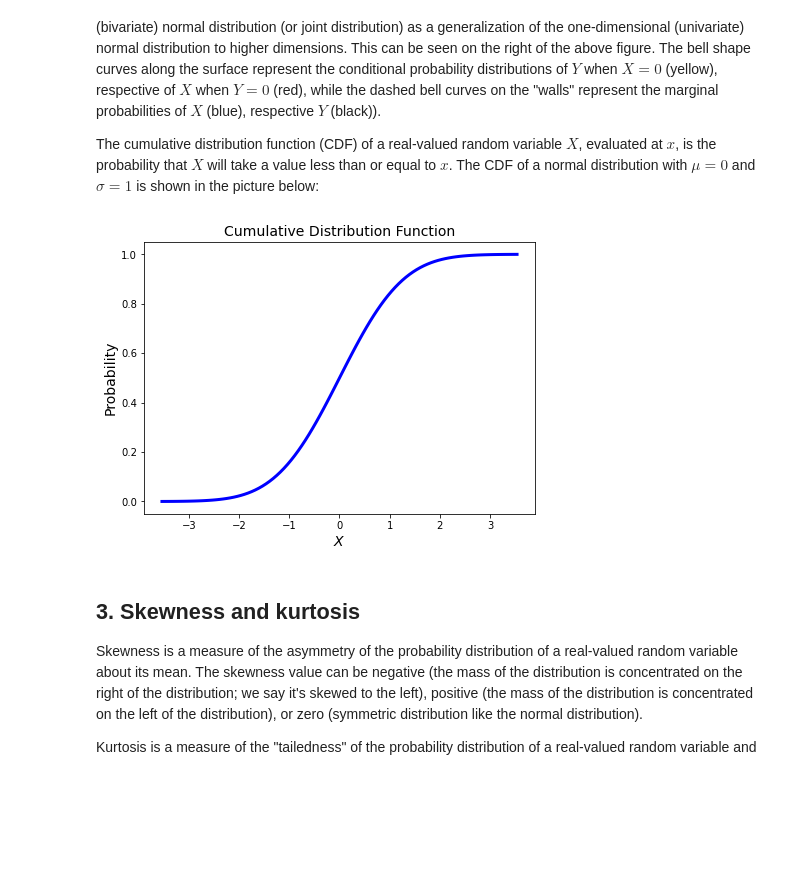
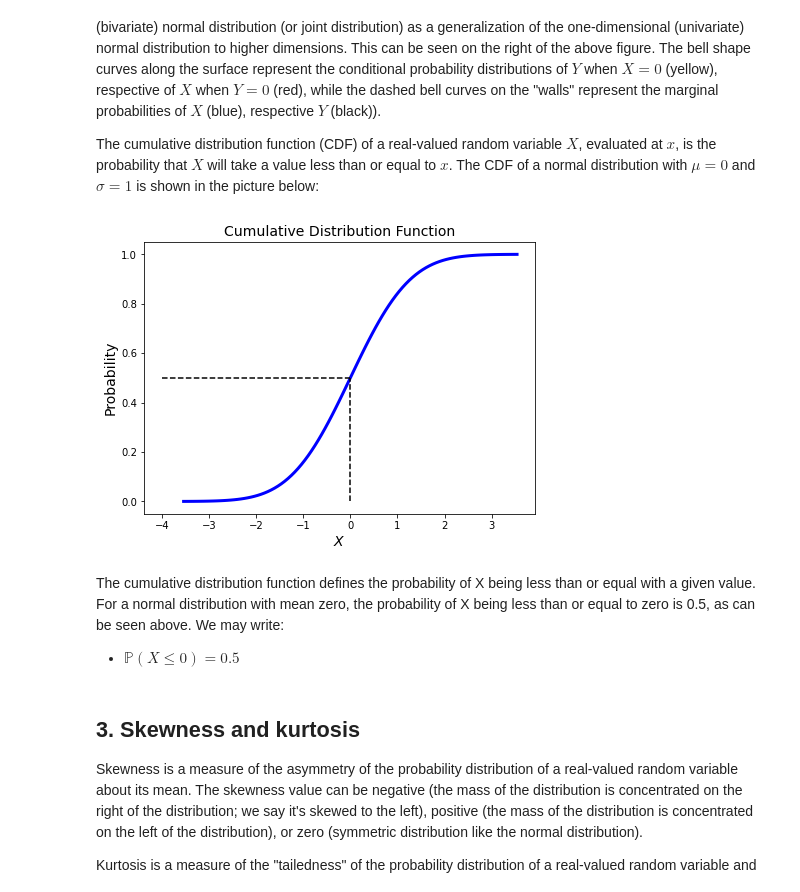
Before and after one commit to Gaushoki/Advanced-Machine-Learning, a Jupyter notebook: Vol1-LabExercises/Chapter2/Ch2-Ex2-RandomVariables.ipynb, the cells around one changed output. Saved outputs shown, nothing was run; the diff lists cells and outputs as text; code cells hidden in the pictures; blank space fills up the shorter version.

```diff
--- a/Vol1-LabExercises/Chapter2/Ch2-Ex2-RandomVariables.ipynb
+++ b/Vol1-LabExercises/Chapter2/Ch2-Ex2-RandomVariables.ipynb
@@ -123,12 +123,17 @@ The cumulative distribution function (CDF) of a real-valued random variable $X$,
 # %%
 plt.figure(figsize=(7, 5))
 plt.plot(x, norm.cdf(x),'b-', lw=3)
+plt.plot([0,0],[0,0.5],'k--')
+plt.plot([-4,0],[0.5,0.5],'k--')
 plt.title("Cumulative Distribution Function",fontsize=14)
 plt.xlabel('$X$',fontsize=14)
 plt.ylabel('Probability',fontsize=14)
 plt.show()
 # %% [output]
-[figure, old version]
+[figure, new version]
+# %% [markdown]
+The cumulative distribution function defines the probability of X being less than or equal with a given value. For a normal distribution with mean zero, the probability of X being less than or equal to zero is 0.5, as can be seen above. We may write:
+- $\mathbb P(X\leq 0)=0.5$
 # %% [markdown]
 ## 3. Skewness and kurtosis <a name="SkewKurt"></a>
 
```
Also changed, not shown: parts of 1 cell of this notebook.
